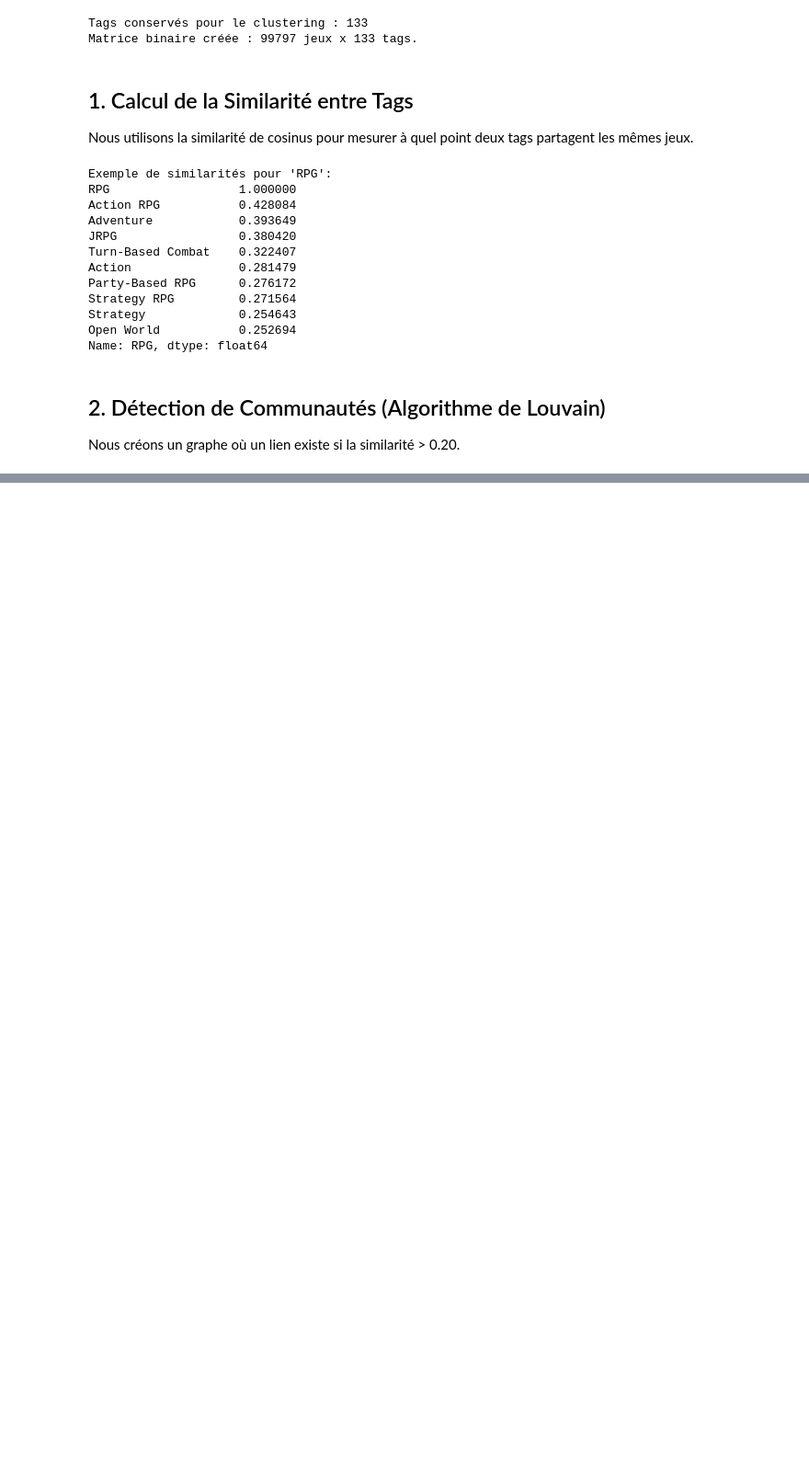
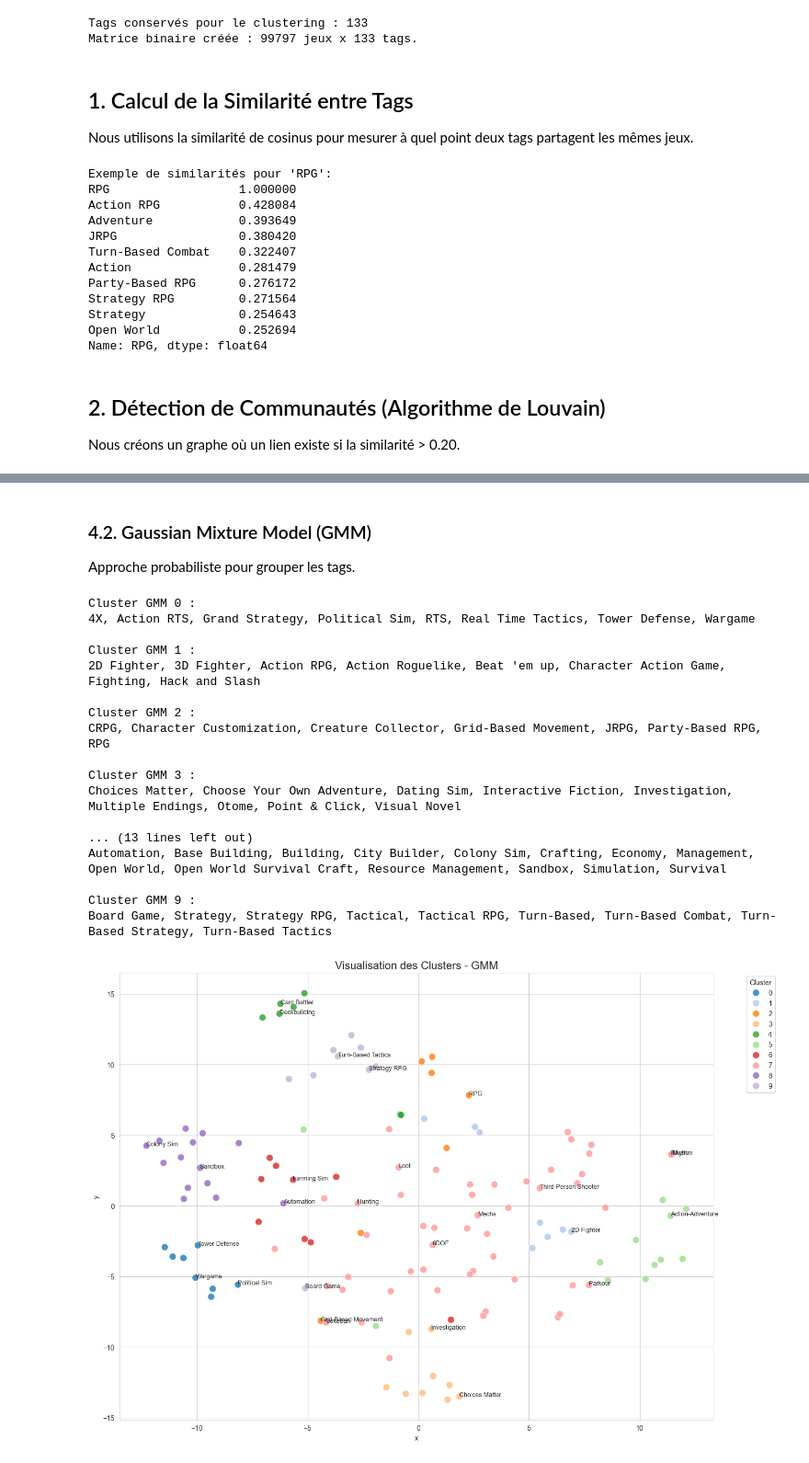
Before and after one commit to MissawB/Game-Mechanics-Classification-Steam, a Jupyter notebook: analysis/4_Folksonomic_Clustering_Analysis.ipynb, the cells around one changed output, grey strips where cells are left out. Shown at 92% size. Drawn from its saved outputs; the diff is of its cells as text; code cells hidden in the pictures; blank space fills up the shorter version.

```diff
--- a/analysis/4_Folksonomic_Clustering_Analysis.ipynb
+++ b/analysis/4_Folksonomic_Clustering_Analysis.ipynb
@@ -167,0 +247,36 @@ Cette analyse confirme que la folksonomie Steam, contient une structure latente
+# %% [markdown]
+### 4.2. Gaussian Mixture Model (GMM)
+Approche probabiliste pour grouper les tags.
+# %%
+from sklearn.mixture import GaussianMixture
+
+n_clusters = 10
+gmm = GaussianMixture(n_components=n_clusters, random_state=42)
+gmm_clusters = gmm.fit_predict(df_sim)
+
+df_gmm = pd.DataFrame({'Tag': df_sim.index, 'Cluster': gmm_clusters})
+for i in range(n_clusters):
+    print(f"\nCluster GMM {i} :")
+    print(", ".join(df_gmm[df_gmm['Cluster'] == i]['Tag'].values[:15]))
+
+# Visualisation GMM
+plot_clusters(df_viz, gmm_clusters, "Gaussian Mixture Model", "GMM")
+# %% [output]
+Cluster GMM 0 :
+4X, Action RTS, Grand Strategy, Political Sim, RTS, Real Time Tactics, Tower Defense, Wargame
+
+Cluster GMM 1 :
+2D Fighter, 3D Fighter, Action RPG, Action Roguelike, Beat 'em up, Character Action Game, Fighting, Hack and Slash
+
+Cluster GMM 2 :
+CRPG, Character Customization, Creature Collector, Grid-Based Movement, JRPG, Party-Based RPG, RPG
+
+Cluster GMM 3 :
+Choices Matter, Choose Your Own Adventure, Dating Sim, Interactive Fiction, Investigation, Multiple Endings, Otome, Point & Click, Visual Novel
+
+... (13 lines left out)
+Automation, Base Building, Building, City Builder, Colony Sim, Crafting, Economy, Management, Open World, Open World Survival Craft, Resource Management, Sandbox, Simulation, Survival
+
+Cluster GMM 9 :
+Board Game, Strategy, Strategy RPG, Tactical, Tactical RPG, Turn-Based, Turn-Based Combat, Turn-Based Strategy, Turn-Based Tactics
+[figure, added]
```
Also changed, not shown: parts of 20 cells of this notebook, 5 other files.
